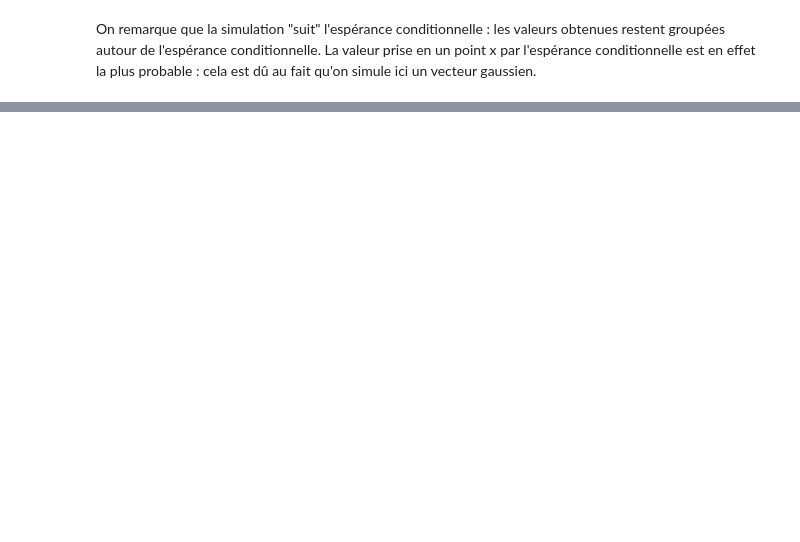
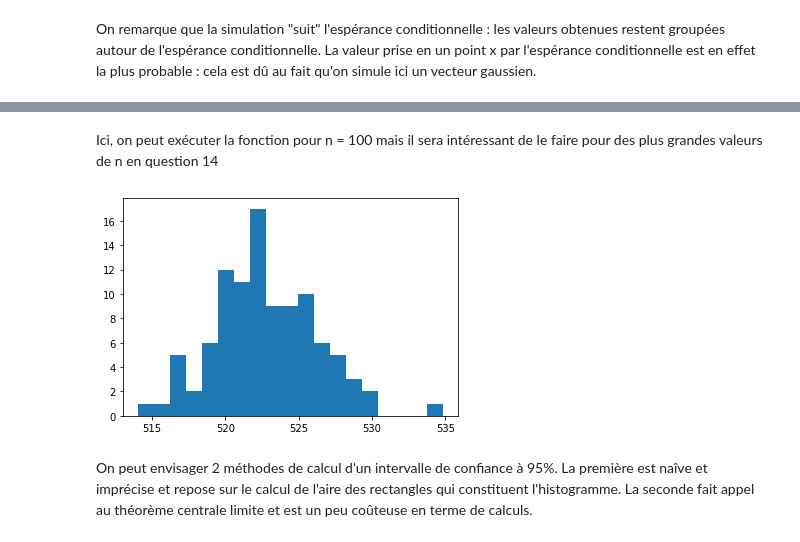
Before and after one commit to jeannebourgarel/projet_proba, a Jupyter notebook: projet_proba.ipynb, the cells around one changed output, grey strips where cells are left out. Cells and saved outputs as stored; diff of their text form; code cells hidden in the pictures; blank space fills up the shorter version.

```diff
--- a/projet_proba.ipynb
+++ b/projet_proba.ipynb
@@ -245,0 +314,25 @@ On remarque que la simulation "suit" l'espérance conditionnelle : les valeurs o
+# %%
+def histogramme(n,pas):
+    """fonction qui prend en argument un entier n et un pas pas et qui trace l'histogramme des valeurs obtenues"""
+    L=[]
+    for i in range (n):
+        Y=np.random.normal(0,1,95)
+        depth_inc = esp_cond + np.dot(np.linalg.cholesky(cov_cond), Y)
+        depth_tot = list(depth_inc)
+        for i in observation_indexes :
+            depth_tot = depth_tot[:i] + [depth[i//20]] + depth_tot[i:]
+        Z = np.array(depth_tot)
+        L.append(longueur_cable(Z, pas))
+    m=min(L)
+    M=max(L)
+    X=np.linspace(m,M,20)
+    plt.clf()
+    plt.hist(L,X)
+# %% [markdown]
+Ici, on peut exécuter la fonction pour n = 100 mais il sera intéressant de le faire pour des plus grandes valeurs de n en question 14
+# %%
+histogramme(100, Delta)
+# %% [output]
+[figure, added]
+# %% [markdown]
+On peut envisager 2 méthodes de calcul d'un intervalle de confiance à 95%. La première est naîve et imprécise et repose sur le calcul de l'aire des rectangles qui constituent l'histogramme. La seconde fait appel au théorème centrale limite et est un peu coûteuse en terme de calculs.
```
Also changed, not shown: parts of 58 cells of this notebook.
